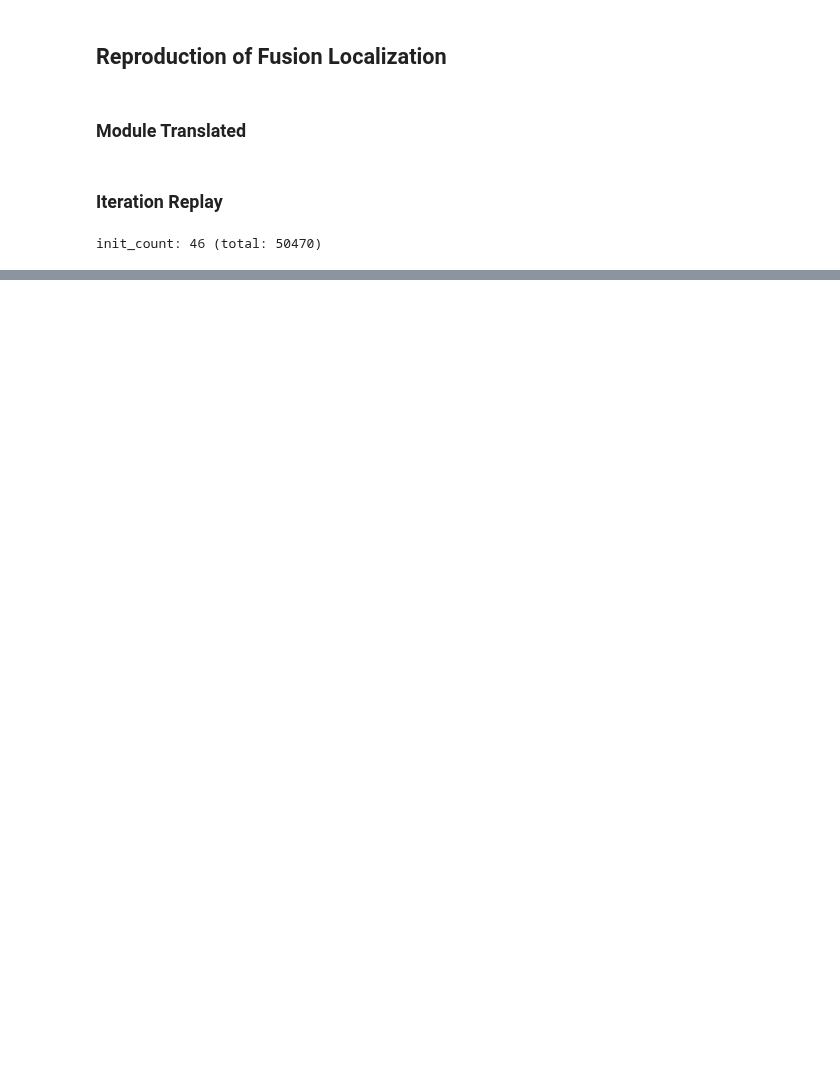
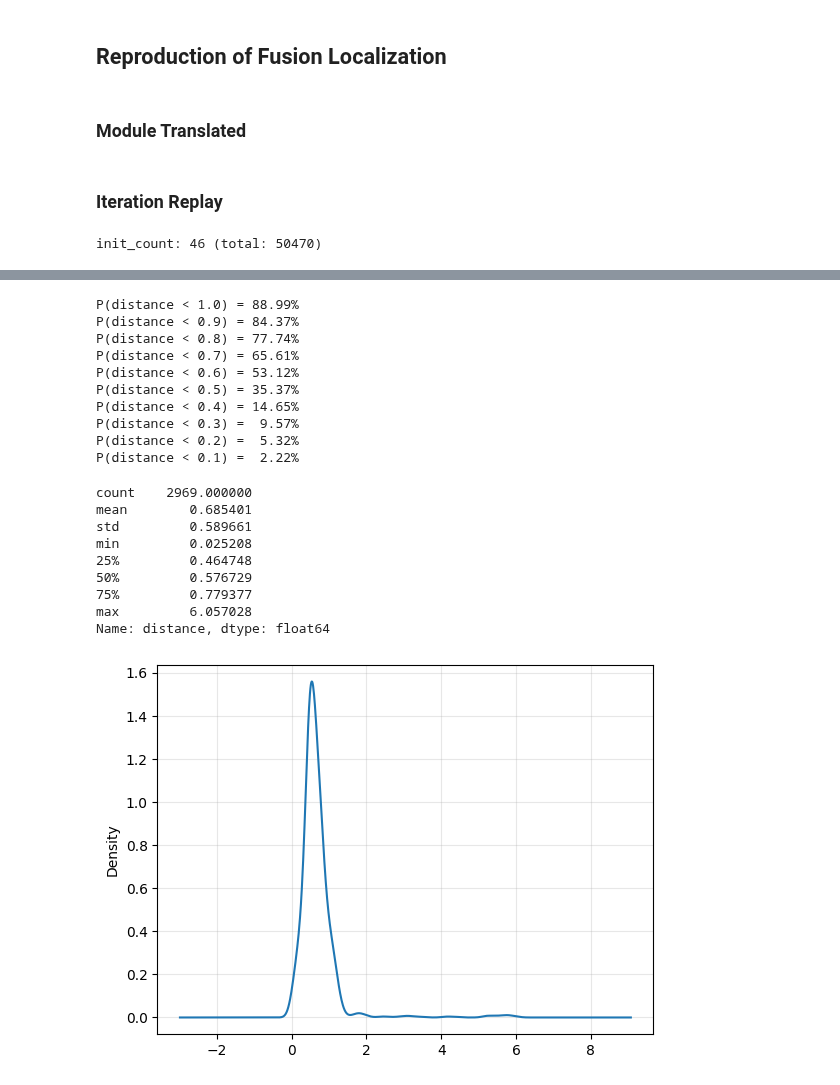
Before and after one commit to PeterAlbus/agv_parameter_visualization, a Jupyter notebook: coordinate_transform.ipynb, the cells around one changed output, grey strips where cells are left out. Drawn from its saved outputs; the diff is of its cells as text; code cells hidden in the pictures; blank space fills up the shorter version.

```diff
--- a/coordinate_transform.ipynb
+++ b/coordinate_transform.ipynb
@@ -804,0 +807,34 @@ ax.grid(alpha=0.3)
+# %%
+df_corrected["distance"] = np.sqrt(
+    (df_corrected["x_replay"] - df_corrected["x_center"]) ** 2
+    + (df_corrected["y_replay"] - df_corrected["y_center"]) ** 2
+)
+
+df_corrected["distance"].plot(kind="density")
+plt.gca().grid(alpha=0.3)
+
+for k in np.arange(1, 0, -0.1):
+    print(f"P(distance < {k:3.1f}) = {(df_corrected["distance"] < k).mean():6.2%}")
+
+df_corrected["distance"].describe()
+# %% [output]
+P(distance < 1.0) = 88.99%
+P(distance < 0.9) = 84.37%
+P(distance < 0.8) = 77.74%
+P(distance < 0.7) = 65.61%
+P(distance < 0.6) = 53.12%
+P(distance < 0.5) = 35.37%
+P(distance < 0.4) = 14.65%
+P(distance < 0.3) =  9.57%
+P(distance < 0.2) =  5.32%
+P(distance < 0.1) =  2.22%
+count    2969.000000
+mean        0.685401
+std         0.589661
+min         0.025208
+25%         0.464748
+50%         0.576729
+75%         0.779377
+max         6.057028
+Name: distance, dtype: float64
+[figure, added]
```
Also changed, not shown: parts of 6 cells of this notebook.
